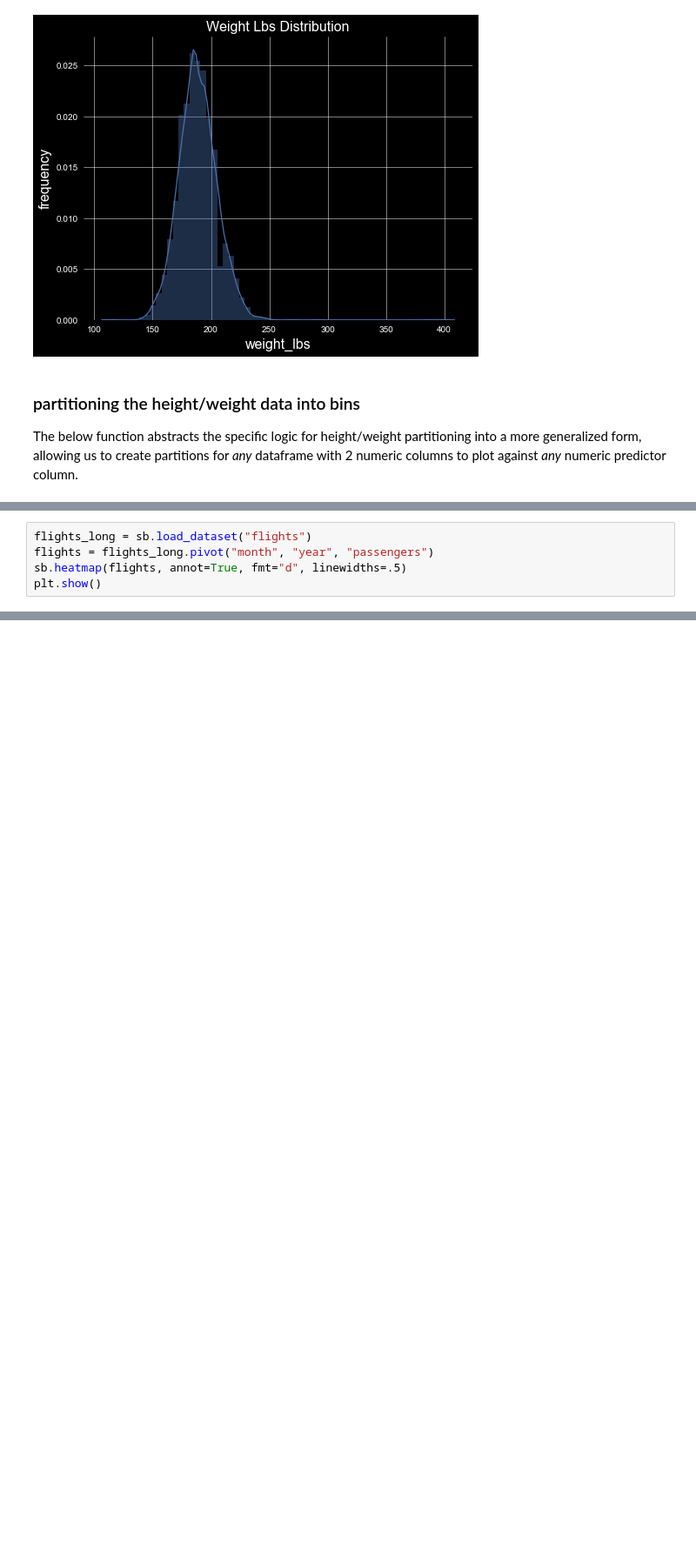
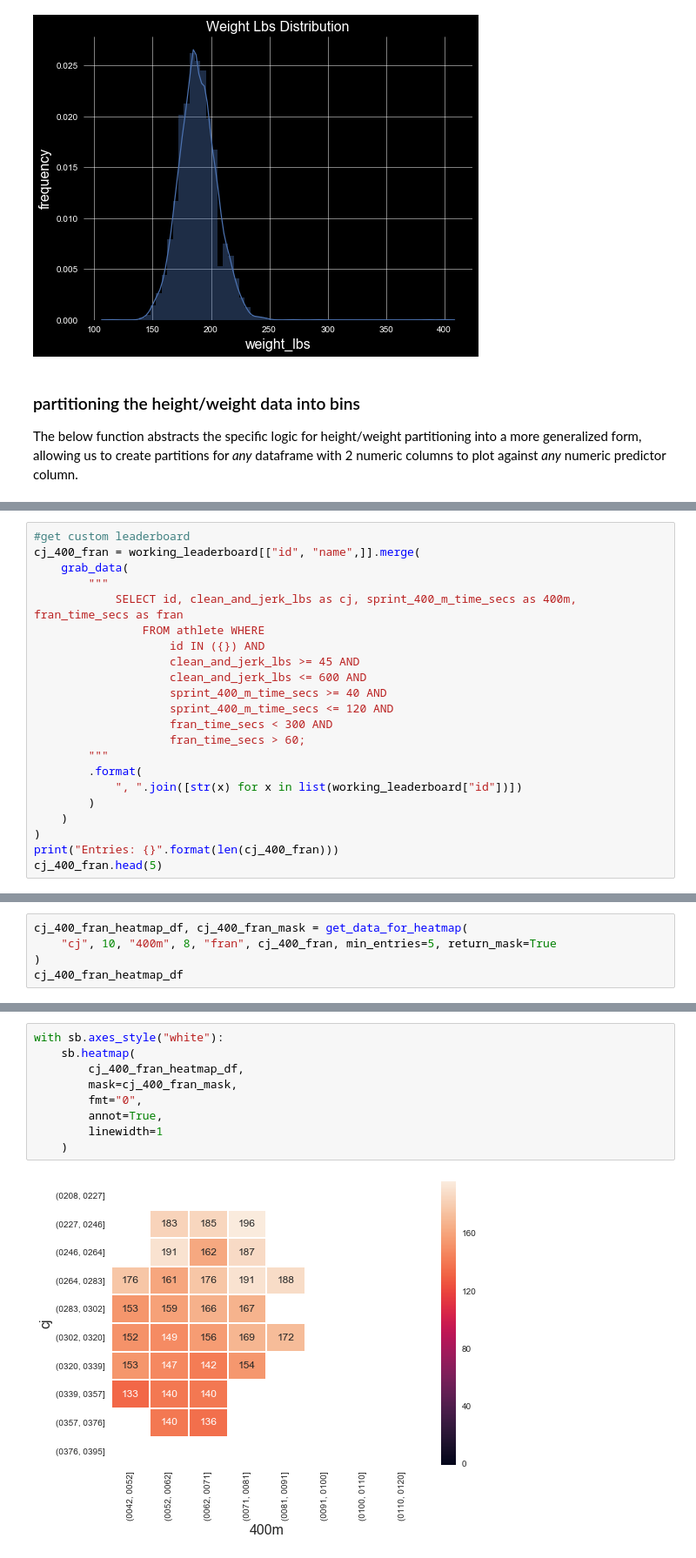
Before and after one commit to zfreedman/crossfit_open_2018, a Jupyter notebook: data_visualization.ipynb, the cells around one changed output, grey strips where cells are left out. Shown at 87% size. Saved outputs shown, nothing was run; the diff lists cells and outputs as text; blank space fills up the shorter version.

```diff
--- a/data_visualization.ipynb
+++ b/data_visualization.ipynb
@@ -514,5 +506,0 @@ points
-# %%
-flights_long = sb.load_dataset("flights")
-flights = flights_long.pivot("month", "year", "passengers")
-sb.heatmap(flights, annot=True, fmt="d", linewidths=.5)
-plt.show()
@@ -520,0 +516,22 @@ plt.show()
+# %%
+#get custom leaderboard
+cj_400_fran = working_leaderboard[["id", "name",]].merge(
+    grab_data(
+        """
+            SELECT id, clean_and_jerk_lbs as cj, sprint_400_m_time_secs as 400m, fran_time_secs as fran
+                FROM athlete WHERE
+                    id IN ({}) AND
+                    clean_and_jerk_lbs >= 45 AND
+                    clean_and_jerk_lbs <= 600 AND
+                    sprint_400_m_time_secs >= 40 AND
+                    sprint_400_m_time_secs <= 120 AND
+                    fran_time_secs < 300 AND
+                    fran_time_secs > 60;
+        """
+        .format(
+            ", ".join([str(x) for x in list(working_leaderboard["id"])])
+        )
+    )
+)
+print("Entries: {}".format(len(cj_400_fran)))
+cj_400_fran.head(5)
@@ -520,0 +546,5 @@ plt.show()
+# %%
+cj_400_fran_heatmap_df, cj_400_fran_mask = get_data_for_heatmap(
+    "cj", 10, "400m", 8, "fran", cj_400_fran, min_entries=5, return_mask=True
+)
+cj_400_fran_heatmap_df
@@ -520,0 +567,11 @@ plt.show()
+# %%
+with sb.axes_style("white"):
+    sb.heatmap(
+        cj_400_fran_heatmap_df,
+        mask=cj_400_fran_mask,
+        fmt="0",
+        annot=True,
+        linewidth=1
+    )
+# %% [output]
+[figure, added]
```
Also changed, not shown: parts of 7 cells of this notebook, 1 other file.
